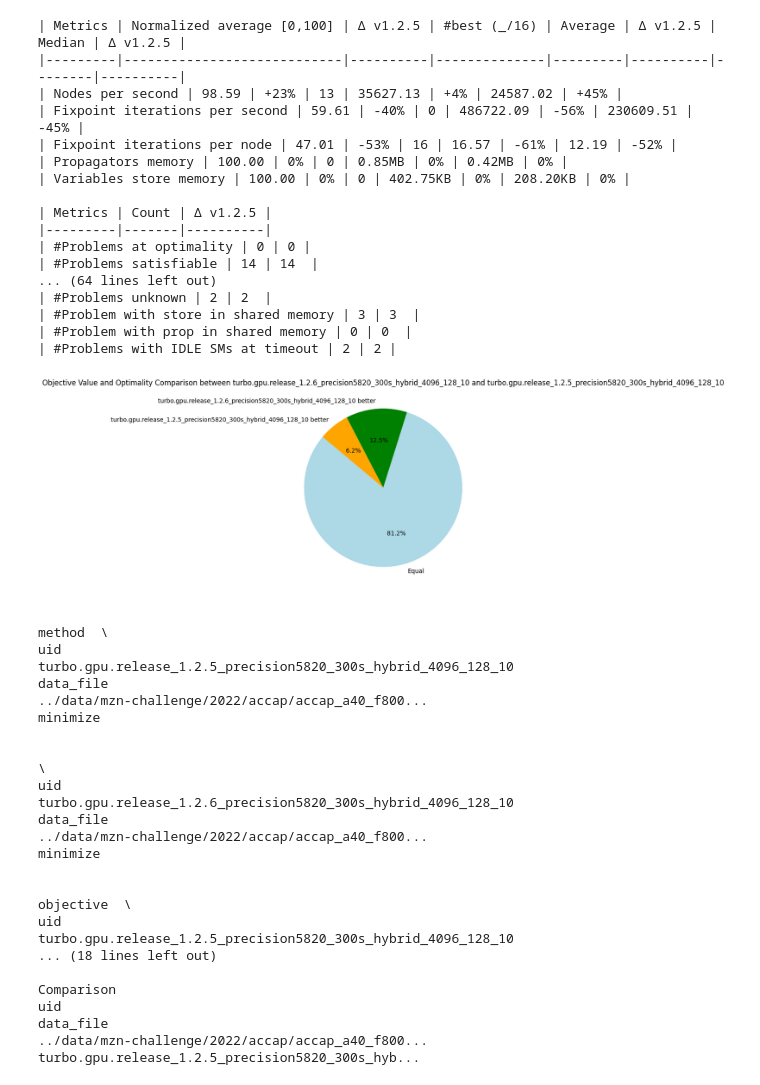
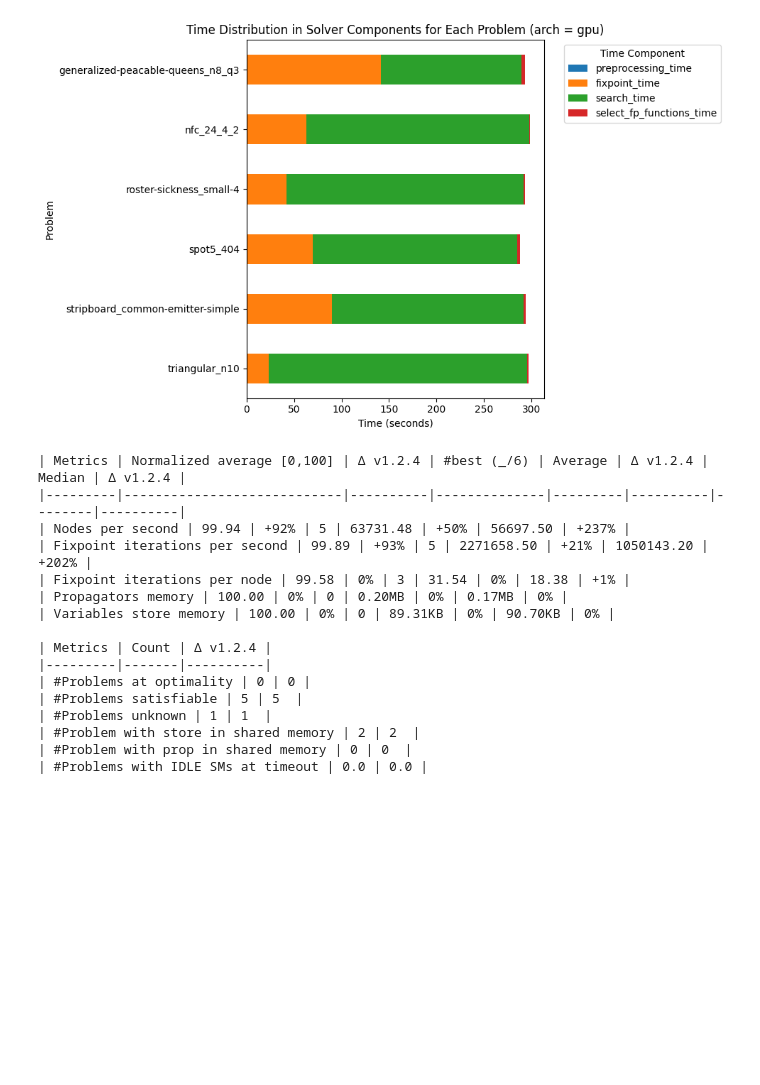
Before and after one commit to lattice-land/bench, a Jupyter notebook: benchmarks/analyzing/analysis.ipynb, the cells around one changed output. Cells and saved outputs as stored; diff of their text form; code cells hidden in the pictures; blank space fills up the shorter version.

Commit message:
Update bench to take into account new parameters of Turbo.

```diff
--- a/benchmarks/analyzing/analysis.ipynb
+++ b/benchmarks/analyzing/analysis.ipynb
@@ -25,13 +25,7 @@ df = analysis.read_experiments([
   # "../campaign/helios/turbo.gpu.release-v1.2.2.csv",
   # "../campaign/helios/turbo.gpu.release-v1.2.3.csv",
   "../campaign/precision5820/turbo.gpu.release-v1.2.4.csv",
-  "../campaign/precision5820/turbo.gpu.release-v1.2.5.csv",
-  "../campaign/precision5820/turbo.gpu.release-v1.2.6.csv",
-  "../campaign/precision5820/turbo.gpu.release-v1.2.7.csv",
-  "../campaign/precision5820/turbo.gpu.release-v1.2.8.csv",
-  "../campaign/precision5820/turbo.gpu.release-v1.2.9.csv",
-  "../campaign/precision5820/turbo.gpu.release-v1.2.10.csv"
-  # "../campaign/precision5820/turbo.gpu.release-v1.2.5.csv",
+  "../campaign/precision5820/turbo.gpu.release-v1.2.5.csv"
   # "../campaign/iris/turbo.gpu.release-v1.2.4.csv"
   # "../campaign/precision5820/turbo.cpu.release-v1.2.4.csv"
 ])
@@ -45,7 +39,7 @@ df = df[df['uid'] != "turbo.gpu.release_1.2.0_precision5820_300s_gpu_4096_64_glo
 
 df = analysis.intersect(df)
 
-# analysis.show_problem_table(df[df['uid'] == "turbo.gpu.release_1.2.4_precision5820_300s_hybrid_4096_128"])
+# analysis.show_problem_table(df[df['uid'] == "turbo.gpu.release_1.2.4_precision5820_300s_hybrid_ac1_4096_128"])
 
 analysis.plot_overall_result(df)
 # display(HTML(analysis.metrics_table(df[df['mzn_solver'].str.startswith("turbo")]).to_html()))
@@ -54,30 +48,20 @@ display(HTML(metrics.to_html()))
 # sorted_metrics = metrics.sort_values(by=['problem_optimal', 'problem_sat', 'avg_nodes_per_second', 'version'], ascending=[False, False, False, True])
 # print(sorted_metrics[['short_uid','avg_nodes_per_second','problem_optimal', 'problem_sat', 'problem_unknown']].to_markdown(index=False))
 
-# analysis.plot_time_distribution("hybrid128", df[df['uid'] == "turbo.gpu.release_1.2.4_precision5820_300s_hybrid_4096_128"])
-# analysis.plot_time_distribution("gpu80", df[df['uid'] == "turbo.gpu.release_1.2.4_iris_300s_gpu_4096_80"])
-# analysis.plot_time_distribution("hybrid80-14", df[df['uid'] == "turbo.gpu.release_1.2.4_iris_300s_hybrid_4096_80_14"])
-# analysis.plot_time_distribution("hybrid80-28", df[df['uid'] == "turbo.gpu.release_1.2.4_iris_300s_hybrid_4096_80_28"])
-# analysis.plot_time_distribution("hybrid160-14", df[df['uid'] == "turbo.gpu.release_1.2.4_iris_300s_hybrid_4096_160_14"])
-# analysis.plot_time_distribution("hybrid160-28", df[df['uid'] == "turbo.gpu.release_1.2.4_iris_300s_hybrid_4096_160_28"])
-# analysis.plot_time_distribution("gpu", df[df['uid'] == "turbo.gpu.release_1.2.5_precision5820_300s_gpu_4096_64"])
+analysis.plot_time_distribution("gpu", df[df['uid'] == "turbo.gpu.release_1.2.5_precision5820_300s_gpu_ac1_4096_64"])
+# analysis.plot_time_distribution("hybrid128", df[df['uid'] == "turbo.gpu.release_1.2.4_precision5820_300s_hybrid_4096_128_10"])
 # analysis.plot_time_distribution("hybrid64", df[df['uid'] == "turbo.gpu.release_1.2.5_precision5820_300s_hybrid_4096_64_10"])
 # analysis.plot_time_distribution("hybrid128", df[df['uid'] == "turbo.gpu.release_1.2.5_precision5820_300s_hybrid_4096_128_10"])
-# analysis.plot_time_distribution("hybrid128", df[df['uid'] == "turbo.gpu.release_1.2.4_precision5820_300s_hybrid_4096_128_10"])
 
-analysis.comparison_table_md(df, "turbo.gpu.release_1.2.5_precision5820_300s_hybrid_4096_128_10", "turbo.gpu.release_1.2.6_precision5820_300s_hybrid_4096_128_10")
-analysis.comparison_table_md(df, "turbo.gpu.release_1.2.5_precision5820_300s_hybrid_4096_128_10", "turbo.gpu.release_1.2.7_precision5820_300s_hybrid_4096_128_10")
-analysis.comparison_table_md(df, "turbo.gpu.release_1.2.5_precision5820_300s_hybrid_4096_128_10", "turbo.gpu.release_1.2.8_precision5820_300s_hybrid_4096_128_10")
-analysis.comparison_table_md(df, "turbo.gpu.release_1.2.5_precision5820_300s_hybrid_4096_128_10", "turbo.gpu.release_1.2.9_precision5820_300s_hybrid_4096_128_10")
-analysis.comparison_table_md(df, "turbo.gpu.release_1.2.5_precision5820_300s_hybrid_4096_128_10", "turbo.gpu.release_1.2.10_precision5820_300s_hybrid_4096_128_10")
+analysis.comparison_table_md(df, "turbo.gpu.release_1.2.4_precision5820_300s_hybrid_ac1_4096_128_10", "turbo.gpu.release_1.2.5_precision5820_300s_hybrid_ac1_4096_128_10")
 
 # print(analysis.list_problem_where_leq(df, "nodes", "turbo.gpu.release_1.2.0_precision5820_300s_4096_64_256", "turbo.gpu.release_1.2.1_precision5820_300s_4096_64_1024"))
 
 # p = analysis.compare_solvers_pie_chart(df, "turbo.gpu.release_1.2.0_precision5820_300s_4096_64_256", "turbo.gpu.release_1.2.2_precision5820_300s_4096_64_256")
 # print(p[p['Comparison'] == 'turbo.gpu.release_1.1.7_precision5820_300s_4096_64_256 better'])
 
-p = analysis.compare_solvers_pie_chart(df, "turbo.gpu.release_1.2.6_precision5820_300s_hybrid_4096_128_10", "turbo.gpu.release_1.2.5_precision5820_300s_hybrid_4096_128_10")
-print(p[p['Comparison'] == 'turbo.gpu.release_1.2.5_precision5820_300s_hybrid_4096_128_10 better'])
+p = analysis.compare_solvers_pie_chart(df, "turbo.gpu.release_1.2.5_precision5820_300s_hybrid_ac1_4096_128_10", "turbo.gpu.release_1.2.4_precision5820_300s_hybrid_ac1_4096_128_10")
+# print(p[p['Comparison'] == 'turbo.gpu.release_1.2.5_precision5820_300s_hybrid_ac1_4096_128_10 better'])
 
 # df[(df['uid'] == "turbo.gpu.release_1.2.0_precision5820_300s_4096_64_256") & (df['memory_configuration'] != "global") & (df['eps_num_subproblems'] == 4096)]
 # df[(df['mzn_solver'] == "turbo.gpu.release") & (df['problem'] == "nfc") & (df['eps_num_subproblems'] == 4096)]
@@ -103,35 +88,17 @@ print(p[p['Comparison'] == 'turbo.gpu.release_1.2.5_precision5820_300s_hybrid_40
-| Metrics | Normalized average [0,100] | Δ v1.2.5 | #best (_/16) | Average | Δ v1.2.5 | Median | Δ v1.2.5 |
-|---------|----------------------------|----------|--------------|---------|----------|--------|----------|
-| Nodes per second | 98.59 | +23% | 13 | 35627.13 | +4% | 24587.02 | +45% |
-| Fixpoint iterations per second | 59.61 | -40% | 0 | 486722.09 | -56% | 230609.51 | -45% |
-| Fixpoint iterations per node | 47.01 | -53% | 16 | 16.57 | -61% | 12.19 | -52% |
-| Propagators memory | 100.00 | 0% | 0 | 0.85MB | 0% | 0.42MB | 0% |
-| Variables store memory | 100.00 | 0% | 0 | 402.75KB | 0% | 208.20KB | 0% |
-
-| Metrics | Count | Δ v1.2.5 |
-|---------|-------|----------|
-| #Problems at optimality | 0 | 0 |
-| #Problems satisfiable | 14 | 14  |
-... (64 lines left out)
-| #Problems unknown | 2 | 2  |
-| #Problem with store in shared memory | 3 | 3  |
-| #Problem with prop in shared memory | 0 | 0  |
-| #Problems with IDLE SMs at timeout | 2 | 2 |
-[figure, old version]
+[figure, new version]
-                                                                                                          method  \
-uid                                                turbo.gpu.release_1.2.5_precision5820_300s_hybrid_4096_128_10
-data_file
-../data/mzn-challenge/2022/accap/accap_a40_f800...                                           minimize
+| Metrics | Normalized average [0,100] | Δ v1.2.4 | #best (_/6) | Average | Δ v1.2.4 | Median | Δ v1.2.4 |
+|---------|----------------------------|----------|--------------|---------|----------|--------|----------|
+| Nodes per second | 99.94 | +92% | 5 | 63731.48 | +50% | 56697.50 | +237% |
+| Fixpoint iterations per second | 99.89 | +93% | 5 | 2271658.50 | +21% | 1050143.20 | +202% |
+| Fixpoint iterations per node | 99.58 | 0% | 3 | 31.54 | 0% | 18.38 | +1% |
+| Propagators memory | 100.00 | 0% | 0 | 0.20MB | 0% | 0.17MB | 0% |
+| Variables store memory | 100.00 | 0% | 0 | 89.31KB | 0% | 90.70KB | 0% |
 
-                                                                                                                  \
-uid                                                turbo.gpu.release_1.2.6_precision5820_300s_hybrid_4096_128_10
-data_file
-../data/mzn-challenge/2022/accap/accap_a40_f800...                                           minimize
-
-                                                                                                       objective  \
-uid                                                turbo.gpu.release_1.2.5_precision5820_300s_hybrid_4096_128_10
-... (18 lines left out)
-                                                                                           Comparison
-uid
-data_file
-../data/mzn-challenge/2022/accap/accap_a40_f800...  turbo.gpu.release_1.2.5_precision5820_300s_hyb...
+| Metrics | Count | Δ v1.2.4 |
+|---------|-------|----------|
+| #Problems at optimality | 0 | 0 |
+| #Problems satisfiable | 5 | 5  |
+| #Problems unknown | 1 | 1  |
+| #Problem with store in shared memory | 2 | 2  |
+| #Problem with prop in shared memory | 0 | 0  |
+| #Problems with IDLE SMs at timeout | 0.0 | 0.0 |
```
Also changed, not shown: parts of 1 cell of this notebook, 4 other files.
